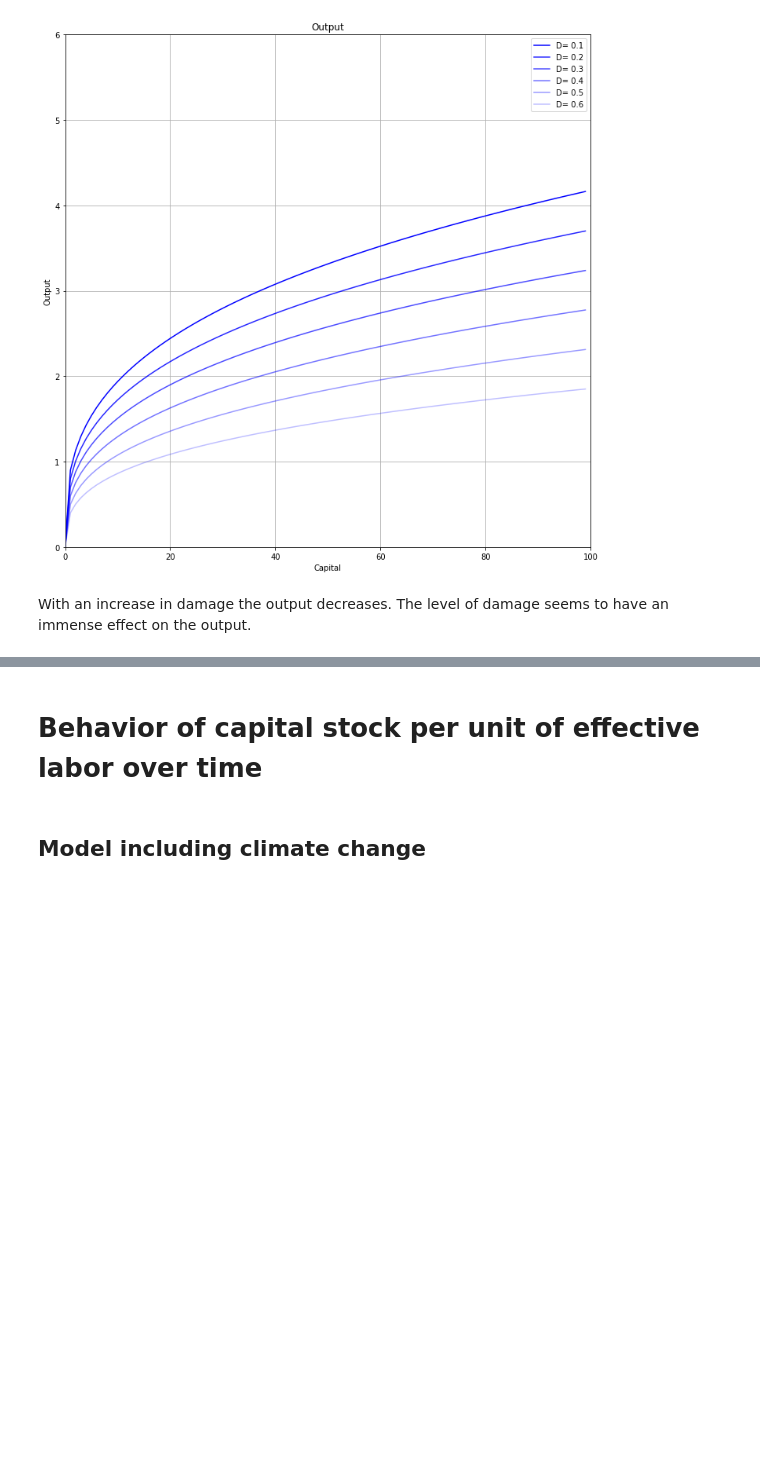
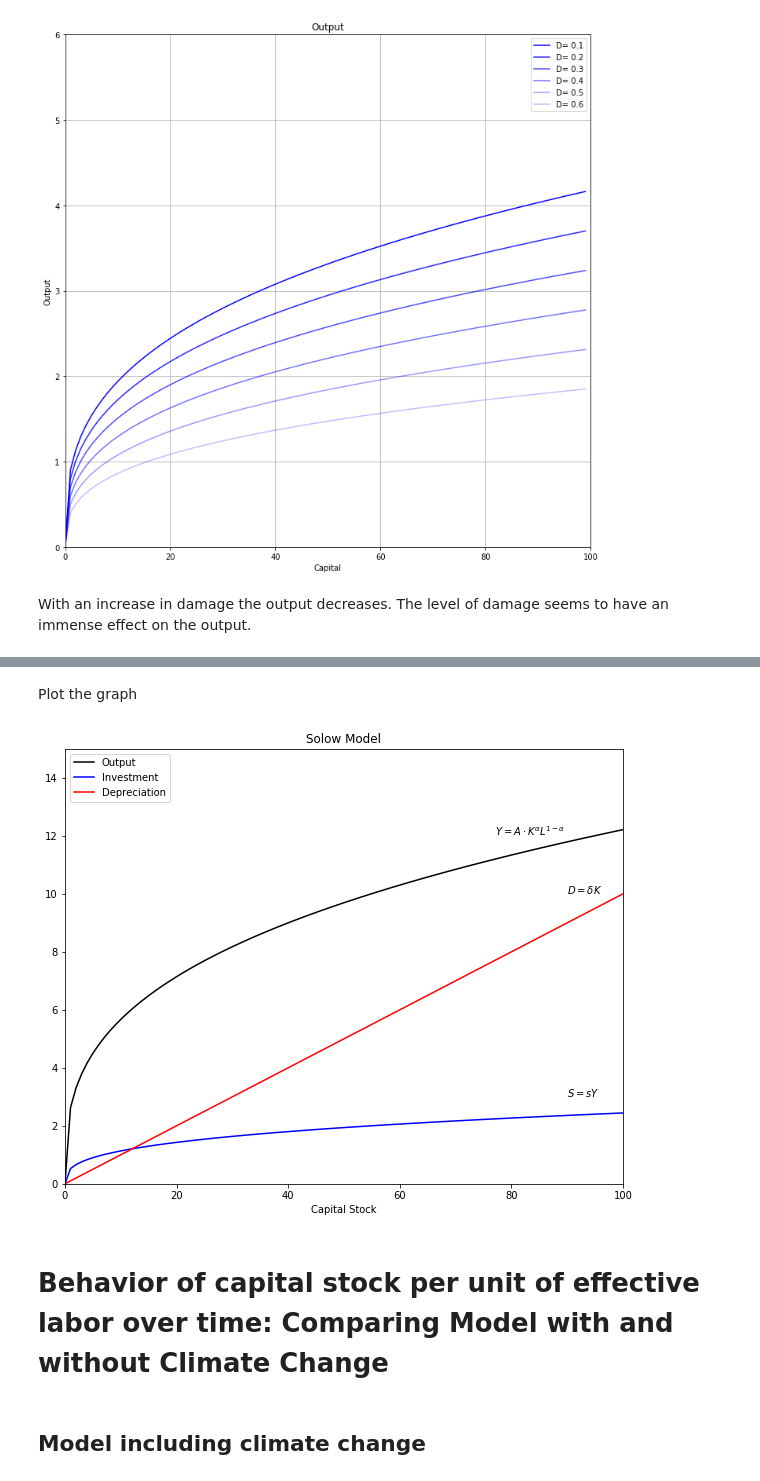
Before and after one commit to NumEconCopenhagen/projects-2019-tba, a Jupyter notebook: modelproject/modelproject.ipynb, the cells around one changed output, grey strips where cells are left out. Cells and saved outputs as stored; diff of their text form; code cells hidden in the pictures; blank space fills up the shorter version.

```diff
--- a/modelproject/modelproject.ipynb
+++ b/modelproject/modelproject.ipynb
@@ -101,0 +108,13 @@ With an increase in damage the output decreases. The level of damage seems to ha
+# %%
+K_size = 101
+A = 1
+L = 5
+alpha = (1/3)
+s = 0.2
+delta = 0.10
+g = 0.02
+n = 0.01
+D_ = 0.1
+
+
+K = np.arange(K_size)            # Create empty array of K
@@ -101,0 +123,4 @@ With an increase in damage the output decreases. The level of damage seems to ha
+# %%
+def output(K):   # Cobb-Douglas Production Function
+    Y = (1-D_) * A * (K)**(alpha) * (L)**(1-alpha)
+    return Y
@@ -101,0 +129,4 @@ With an increase in damage the output decreases. The level of damage seems to ha
+# %%
+Y = output(K)
+D = (delta)*K
+S = s*Y
@@ -102,5 +145,23 @@ With an increase in damage the output decreases. The level of damage seems to ha
+# %% [markdown]
+Plot the graph
+# %%
+
+fig, ax = plt.subplots(figsize=(10, 8))
+ax.plot(K, Y, "k", ls = '-', label="Output")
+ax.plot(K, S, "b", ls = '-', label="Investment")
+ax.plot(K, D, "r", ls = '-', label="Depreciation")
+ax.set(title="Solow Model", xlabel="Capital Stock")
+plt.text(77, 12,  r'$Y = A \cdot K^{\alpha} L^{1-\alpha}$')
+plt.text(90, 10,  r'$D = {\delta}K$')
+plt.text(90, 3, r'$S = sY$')
+plt.legend(loc=2)
+ax.set_xlim(0, 100)
+ax.set_ylim(0, 15)
+plt.show()
+# %% [output]
+[figure, added]
 # %% [markdown]
-# Behavior of capital stock per unit of effective labor over time
+# Behavior of capital stock per unit of effective labor over time: Comparing Model with and without Climate Change
 # %% [markdown]
 ## Model including climate change
 # %%
```
Also changed, not shown: parts of 8 cells of this notebook, 1 other file.
